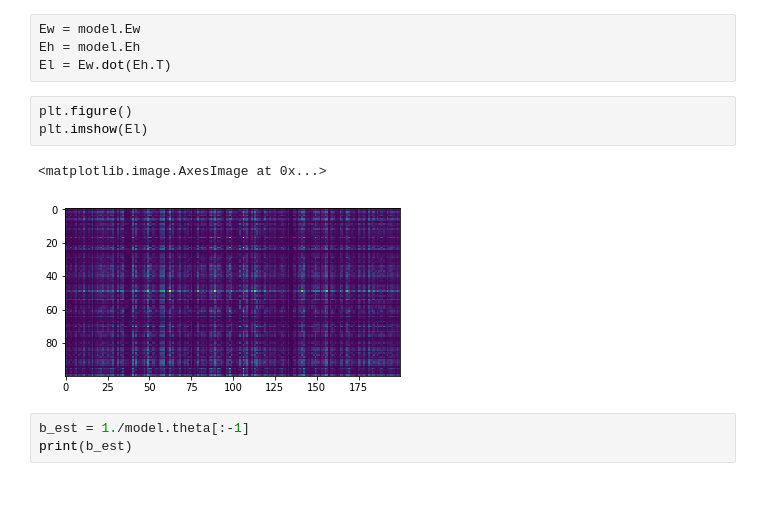
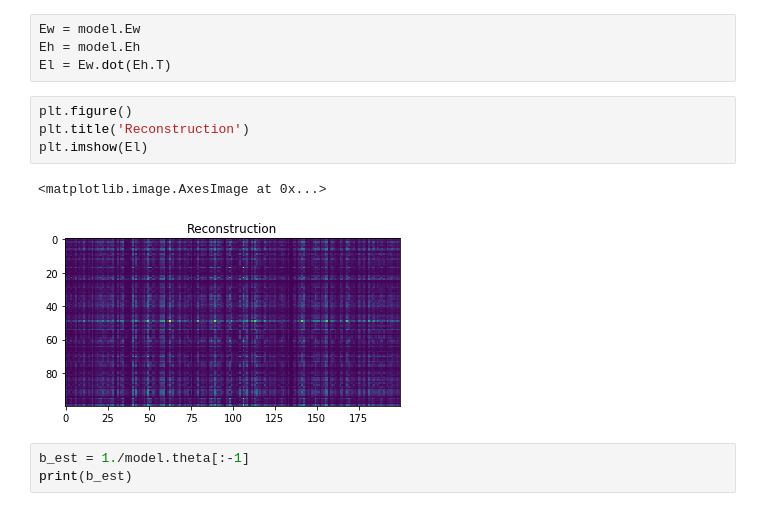
Before and after one commit to Oligou/OrdNMF, a Jupyter notebook: Tutorial.ipynb, the cells around one changed output. Drawn from its saved outputs; the diff is of its cells as text.

```diff
--- a/Tutorial.ipynb
+++ b/Tutorial.ipynb
@@ -61,10 +65,11 @@ Eh = model.Eh
 El = Ew.dot(Eh.T)
 # %%
 plt.figure()
+plt.title('Reconstruction')
 plt.imshow(El)
 # %% [output]
 <matplotlib.image.AxesImage at 0x...>
-[figure, old version]
+[figure, new version]
 # %%
 b_est = 1./model.theta[:-1]
 print(b_est)
```
Also changed, not shown: parts of 3 cells of this notebook.
